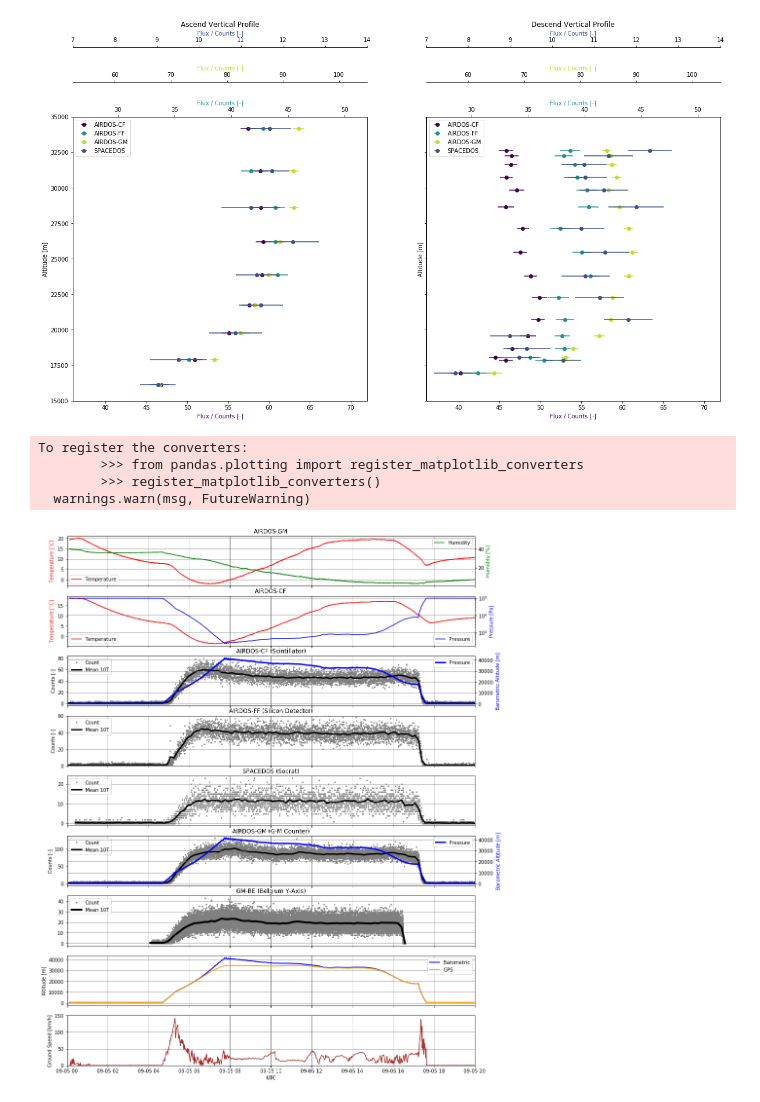
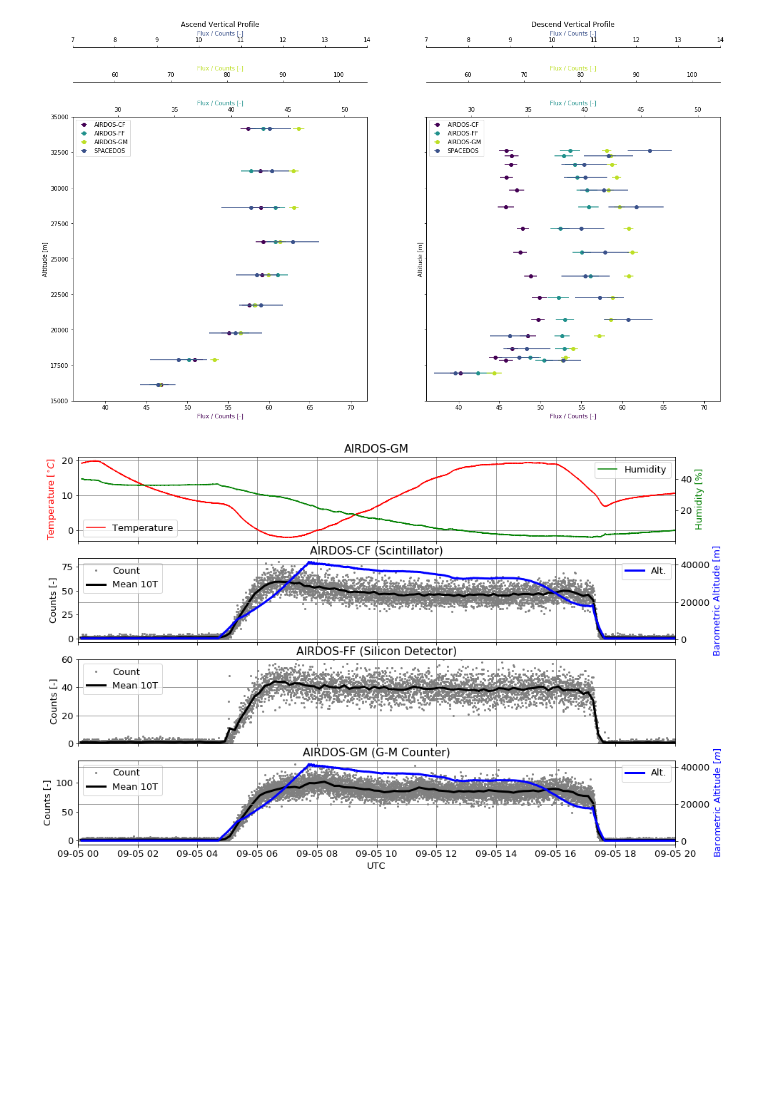
Before and after one commit to ODZ-UJF-AV-CR/FIK-4-Kiruna, a Jupyter notebook: notebooks/Flight2.ipynb, the cells around one changed output. Drawn from its saved outputs; the diff is of its cells as text; code cells hidden in the pictures; blank space fills up the shorter version.

Commit message:
Commit of notebooks version from blackhole.

```diff
--- a/notebooks/Flight2.ipynb
+++ b/notebooks/Flight2.ipynb
@@ -6,11 +6,11 @@
 from fik2 import *
 
 gm_nav, gm = \
-    read_airdos_gm_log("FLIGHT/GM/DATALOG.TXT", mergeruns=True)
+    read_airdos_gm_log("./FLIGHT/GM/DATALOG.TXT", mergeruns=True)
 cf_nav, cf_candy = \
-    read_airdos_cf_log("FLIGHT/CF/DATALOG.TXT", mergeruns=True)
+    read_airdos_cf_log("./FLIGHT/CF/DATALOG.TXT", mergeruns=True)
 ff_candy, = \
-    read_airdos_ff_log("FLIGHT/FF/DATALOG.TXT", mergeruns=True)
+    read_airdos_ff_log("./FLIGHT/FF/DATALOG.TXT", mergeruns=True)
 
 cf_nav_ = cf_nav.dropna()
 ff_candy.index = cf_nav_.index[0] - pd.to_timedelta(cf_nav_.iloc[0]['Time'], unit='sec') \
@@ -48,6 +70,9 @@ begm = df
     * __Atmospheric Pressure__ in CANDY box (AIRDOS CF)
     * __Temperature__ in CANDY box (AIRDOS CF)
 # %%
+import matplotlib
+matplotlib.rcParams.update({'font.size': 13})
+
 fig, (ax1, ax3, ax4, ax5, ax6, ax2, ax7, ax8, ax9) \
     = plt.subplots(figsize=(15, 20), nrows=9, sharex=True)
 ax1_twin = ax1.twinx()
@@ -159,6 +184,7 @@ import matplotlib.pyplot as plt
 import urllib, os
 import numpy as np
 
+matplotlib.rcParams.update({'font.size': 18})
 plt.figure(figsize=(15,15))
 m = Basemap(llcrnrlon=19.0, llcrnrlat=67.7, urcrnrlon=29.0,
             urcrnrlat=70.0, epsg = 31284,resolution='i',projection='merc')
@@ -439,8 +465,10 @@ None
 # %% [output]
 [figure]
 # %%
-fig, (ax1, ax3, ax4, ax5, ax6, ax2, ax7, ax8, ax9) \
-    = plt.subplots(figsize=(15, 20), nrows=9, sharex=True)
+matplotlib.rcParams.update({'font.size': 13})
+
+fig, (ax1, ax4, ax5,  ax2) \
+    = plt.subplots(figsize=(15, 10), nrows=4, sharex=True)
 ax1_twin = ax1.twinx()
 ax2_twin = ax2.twinx()
 ax3_twin = ax3.twinx()
@@ -450,13 +478,6 @@ MINUTES = 10
 WINDOW = str(MINUTES) + 'T'
 OFFSET = str(MINUTES/2) + 'T'
 
-# GM
-ax2.set_title("AIRDOS-GM (G-M Counter)")
-ax2.set_ylabel('Counts [-]')
-ax2.plot(gm.index, gm['GMCount'], linestyle='', label='Count', marker='.', markeredgewidth=0, color='gray')
-ax2.plot(gm['GMCount'].resample(WINDOW, loffset=OFFSET).mean(), label='Mean '+WINDOW, lw=3, color='black')
-ax2.grid(b=True, which='major', color='grey', linestyle='-', axis='x')
-ax2.legend(loc=2)
 ax1.set_ylabel('Temperature [$^{\circ}C$]', color='red')
 ax1.set_title("AIRDOS-GM")
 ax1.plot(gm.index, gm['Temp'], color='red', label='Temperature')
@@ -467,80 +488,47 @@ ax1_twin.set_ylabel('Humidity [%]', color='green')
 ax1_twin.plot(gm.index, gm['Humid'], label='Humidity', color='green')
 ax1_twin.legend()
 
+# GM
+ax2.set_title("AIRDOS-GM (G-M Counter)")
+ax2.set_ylabel('Counts [-]')
+ax2.plot(gm.index, gm['GMCount'], linestyle='', label='Count', marker='.', markeredgewidth=0, color='gray')
+ax2.plot(gm['GMCount'].resample(WINDOW, loffset=OFFSET).mean(), label='Mean '+WINDOW, lw=3, color='black')
+ax2.grid(b=True, which='major', color='grey', linestyle='-', axis='x')
+ax2.legend(loc=2)
+
 ax2_twin.set_ylabel('Barometric Altitude [$m$]', color='blue')
 ax2_twin.plot(cf_candy.index, cf_candy['Pressure'].apply(press2alt),
-              color='blue', lw=3)
+              color='blue', lw=3, label='Alt.')
 ax2_twin.grid(b=True, which='major', color='grey', linestyle='-', axis='y')
 ax2_twin.legend(loc=1)
 
 # CF
 spec = np.array(list(map(list, cf_candy['Bins'])))
 flux_series = pd.Series(np.sum(spec[:,30:], axis=1), index=cf_candy.index)
 
 ax4.set_title("AIRDOS-CF (Scintillator)")
 ax4.set_ylabel('Counts [-]')
 ax4.plot(flux_series.index, flux_series.values, linestyle='', label='Count', marker='.', markeredgewidth=0, color='gray')
 ax4.plot(flux_series.resample(WINDOW, loffset=OFFSET).mean(), label='Mean '+WINDOW, lw=3, color='black')
 ax4.grid(b=True, which='major', color='grey', linestyle='-', axis='x')
 ax4.legend(loc=2)
-ax3.set_title("AIRDOS-CF")
-ax3.set_ylabel('Temperature [$^{\circ}C$]', color='red')
-ax3.plot(cf_candy.index, cf_candy['Temp'], label='Temperature', color='red')
-ax3.grid(b=True, which='major', color='grey', linestyle='-', axis='x')
-ax3.legend(loc=3)
-#ax3_twin.set_ylim(0,2000)
-ax3_twin.set_yscale('log')
-ax3_twin.set_ylabel('Pressure [Pa]', color='blue')
-ax3_twin.plot(cf_candy.index, cf_candy['Pressure'], label='Pressure', color='blue')
-ax3_twin.grid(b=True, which='major', color='grey', linestyle='-')
-ax3_twin.legend(loc=4)
 
 ax4_twin.set_ylabel('Barometric Altitude [m]', color='blue')
 ax4_twin.plot(cf_candy.index, cf_candy['Pressure'].apply(press2alt),
-              color='blue', lw=3)
+              color='blue', lw=3, label='Alt.')
 ax4_twin.grid(b=True, which='major', color='grey', linestyle='-')
 ax4_twin.legend(loc=1)
 
 ax5.set_ylim(0, 60)
 ax5.set_title('AIRDOS-FF (Silicon Detector)')
 ax5.set_ylabel('Counts [-]')
 ax5.plot(ff_candy['Flux'], linestyle='', marker='.', label='Count', markeredgewidth=0, color='gray')
 ax5.plot(ff_candy['Flux'].resample(WINDOW, loffset=OFFSET).mean(), lw=3, label='Mean '+WINDOW, color='black')
 ax5.grid(b=True, which='major', color='grey', linestyle='-')
 ax5.legend(loc=2)
 
-ax6.set_title("SPACEDOS (Socrat)")
-ax6.plot(socrat_candy['Flux'], linestyle='', marker='.', label='Count', markeredgewidth=0, color='gray')
-ax6.plot(socrat_candy['Flux'].resample(WINDOW, loffset=OFFSET).mean(), lw=3, label='Mean '+WINDOW, color='black')
-#ax6.set_xlim('2019-09-05 00:00','2019-09-05 20:00')
-ax6.grid(b=True, which='major', color='grey', linestyle='-')
-ax6.legend(loc=2)
-
-ax7.set_title("GM-BE (Belgium Y-Axis)")
-ax7.plot(begm['Flux'], linestyle='', marker='.', label='Count', markeredgewidth=0, color='gray')
-ax7.plot(begm['Flux'].resample(WINDOW, loffset=OFFSET).mean(), lw=4, label='Mean '+WINDOW, color='black')
-ax7.set_xlim('2019-09-05 00:00','2019-09-05 20:00')
-ax7.grid(b=True, which='major', color='grey', linestyle='-')
-ax7.legend(loc=2)
-
-ax8.plot(cf_candy.index, cf_candy['Pressure'].apply(press2alt),
-         color='blue', lw=2, label='Barometric')
-ax8.plot(cf_nav.index, cf_nav['Alt'],
-         color='orange', lw=2, label='GPS')
-ax8.legend(loc=1)
-ax8.set_ylabel('Altitude [m]')
-ax8.grid(b=True, which='major', color='grey', linestyle='-')
-
-ax9.plot(cf_nav.index, cf_nav['Speed'], color='brown')
-ax9.set_ylabel('Ground Speed [km/h]')
-ax9.grid(b=True, which='major', color='grey', linestyle='-')
-ax9.set_ylim(0,150)
-ax9.set_xlabel('UTC')
+ax2.set_xlabel('UTC')
 
 None
 # %% [output]
-To register the converters:
-        >>> from pandas.plotting import register_matplotlib_converters
-        >>> register_matplotlib_converters()
-  warnings.warn(msg, FutureWarning)
-[figure, old version]
+[figure, new version]
```
Also changed, not shown: parts of 11 cells of this notebook, 2 other files.
